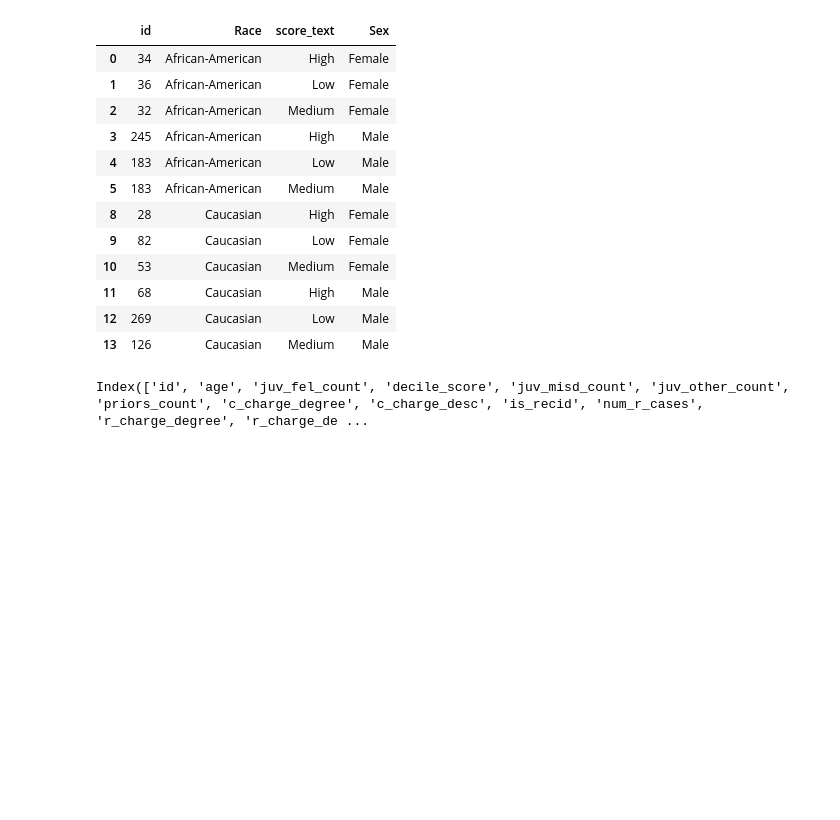
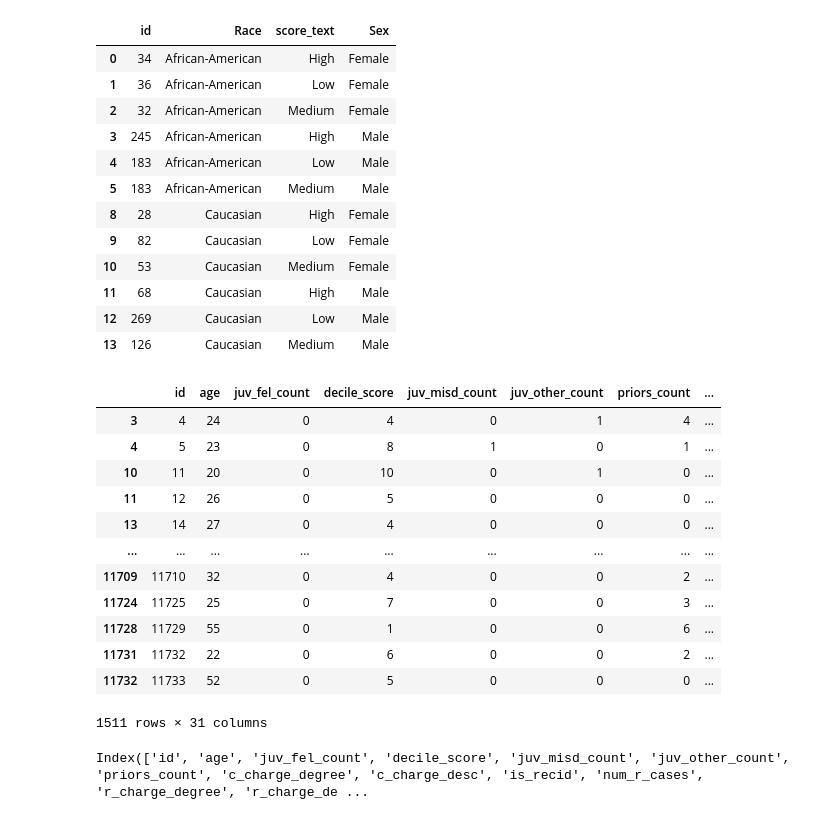
Before and after one commit to CyrusRR/iXDSCourseProject1, a Jupyter notebook: compas-analysis-master/Drug Possession.ipynb, the cells around one changed output. Drawn from its saved outputs; the diff is of its cells as text; code cells hidden in the pictures; blank space fills up the shorter version.

```diff
--- a/compas-analysis-master/Drug Possession.ipynb
+++ b/compas-analysis-master/Drug Possession.ipynb
@@ -147,7 +165,23 @@ DrugPossession3
 | 12 | 269 | Caucasian | Low | Male |
 | 13 | 126 | Caucasian | Medium | Male |
 # %%
+#Getting dummy variables of only race and sex from previous dataset
 Compdum = pd.get_dummies(DrugPossession, prefix=["Race","Sex"], columns=["Race","Sex"])
+Compdum
+# %% [output]
+|  | id | age | juv_fel_count | decile_score | juv_misd_count | juv_other_count | priors_count | ... |
+| 3 | 4 | 24 | 0 | 4 | 0 | 1 | 4 | ... |
+| 4 | 5 | 23 | 0 | 8 | 1 | 0 | 1 | ... |
+| 10 | 11 | 20 | 0 | 10 | 0 | 1 | 0 | ... |
+| 11 | 12 | 26 | 0 | 5 | 0 | 0 | 0 | ... |
+| 13 | 14 | 27 | 0 | 4 | 0 | 0 | 0 | ... |
+| ... | ... | ... | ... | ... | ... | ... | ... | ... |
+| 11709 | 11710 | 32 | 0 | 4 | 0 | 0 | 2 | ... |
+| 11724 | 11725 | 25 | 0 | 7 | 0 | 0 | 3 | ... |
+| 11728 | 11729 | 55 | 0 | 1 | 0 | 0 | 6 | ... |
+| 11731 | 11732 | 22 | 0 | 6 | 0 | 0 | 2 | ... |
+| 11732 | 11733 | 52 | 0 | 5 | 0 | 0 | 0 | ... |
+1511 rows × 31 columns
 # %%
 Com2 = Compdum
 Com2 = Com2.rename(columns ={"Race_African-American": "Race_African_American"})
```
Also changed, not shown: parts of 11 cells of this notebook, 3 other files.
